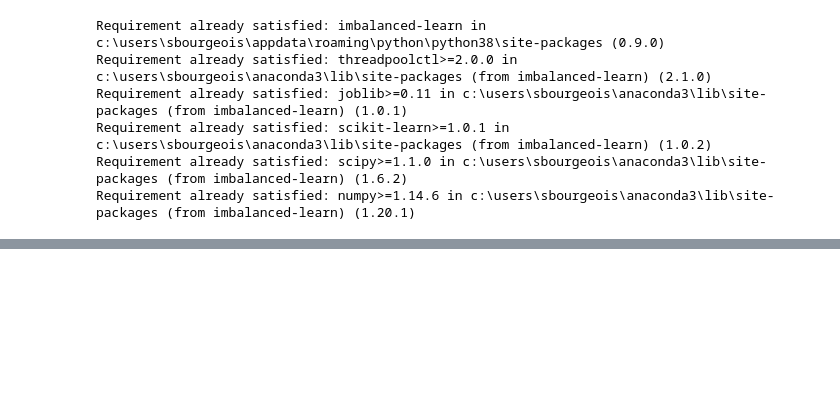
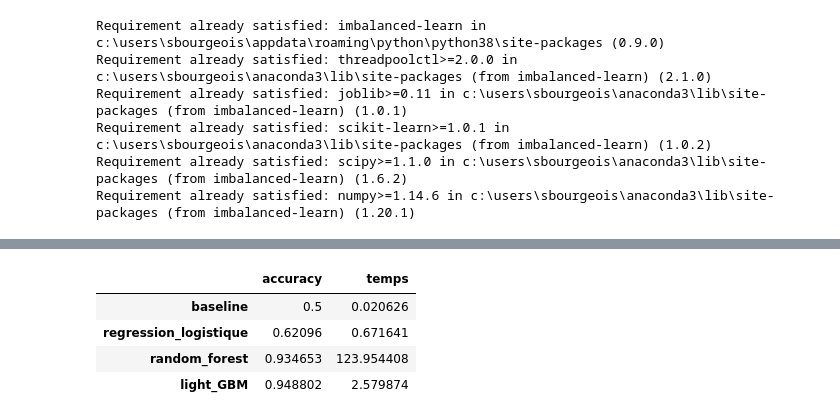
Before and after one commit to sebastienbourgeois/oc-p7-implementer-modele-scoring, a Jupyter notebook: code/modelisation.ipynb, the cells around one changed output, grey strips where cells are left out. Saved outputs shown, nothing was run; the diff lists cells and outputs as text; code cells hidden in the pictures; blank space fills up the shorter version.

```diff
--- a/code/modelisation.ipynb
+++ b/code/modelisation.ipynb
@@ -1852,0 +1860,8 @@ KeyboardInterrupt:
+# %%
+resultats
+# %% [output]
+|  | accuracy | temps |
+| baseline | 0.5 | 0.020626 |
+| regression_logistique | 0.62096 | 0.671641 |
+| random_forest | 0.934653 | 123.954408 |
+| light_GBM | 0.948802 | 2.579874 |
```
Also changed, not shown: parts of 31 cells of this notebook.
